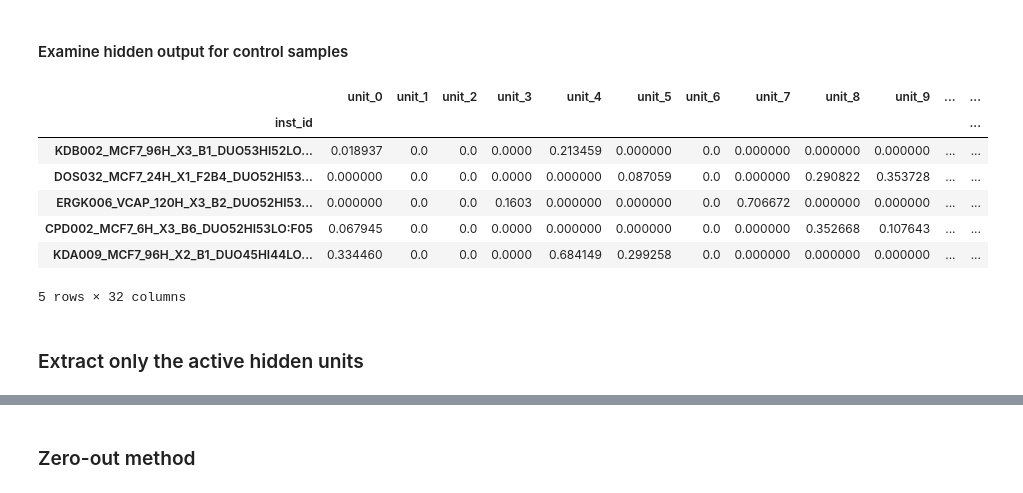
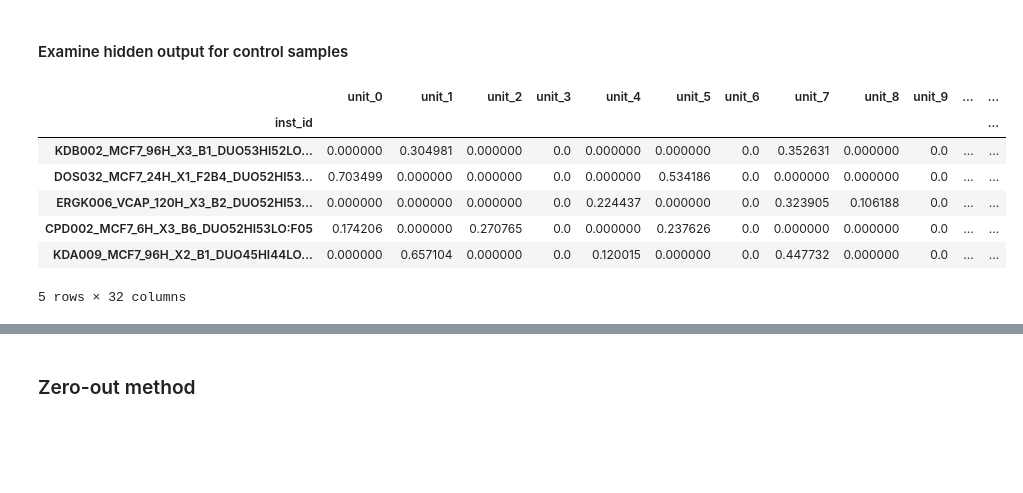
Before and after one commit to manzt/deep_lincs, a Jupyter notebook: lincs-ae.ipynb, the cells around one changed output, grey strips where cells are left out. Drawn from its saved outputs; the diff is of its cells as text; code cells hidden in the pictures; blank space fills up the shorter version.

```diff
--- a/lincs-ae.ipynb
+++ b/lincs-ae.ipynb
@@ -19,7 +19,7 @@ out_dir = "data/output"
 
 fnames = [
     "Level3_INF_mlr12k_n1319138x12328.gctx",
-    "gene_info_delta_landmark.txt",
+    "gene_info.txt",
     "inst_info.txt",
     "pert_info.txt",
     "cell_info.txt",
@@ -77,7 +77,7 @@ validation size: <LINCS Dataset: (samples: 53,364, genes: 978)>
 testing size:    <LINCS Dataset: (samples: 66,705, genes: 978)>
 # %%
 h_size = 32
-model = create_AE([128, h_size, 128], dropout=0.2)
+model = create_AE([128, h_size, 128], dropout=0.15)
 model.summary()
 # %% [output]
 Model: "sequential"
@@ -146,19 +146,17 @@ loss: [0.004971037399524721, 0.99333483, 0.90132356]
 # %%
 from lib.utils import get_hidden_activations
 # Extract control samples from testing data
 test_ctrl_data = dset.test.filter_rows(pert_type=["ctl_vehicle", "ctl_untrt"])
 
-encoder = tf.keras.Model(inputs=model.layers[0].input, outputs=model.layers[2].output)
+encoder = tf.keras.Model(inputs=model.layers[0].input, outputs=model.layers[3].output)
 hidden_output = get_hidden_activations(test_ctrl_data.data, encoder)
 hidden_output.head()
 # %% [output]
 |  | unit_0 | unit_1 | unit_2 | unit_3 | unit_4 | unit_5 | unit_6 | unit_7 | unit_8 | unit_9 | ... | ... |
 | inst_id |  |  |  |  |  |  |  |  |  |  |  | ... |
-| KDB002_MCF7_96H_X3_B1_DUO53HI52LO... | 0.018937 | 0.0 | 0.0 | 0.0000 | 0.213459 | 0.000000 | 0.0 | 0.000000 | 0.000000 | 0.000000 | ... | ... |
-| DOS032_MCF7_24H_X1_F2B4_DUO52HI53... | 0.000000 | 0.0 | 0.0 | 0.0000 | 0.000000 | 0.087059 | 0.0 | 0.000000 | 0.290822 | 0.353728 | ... | ... |
-| ERGK006_VCAP_120H_X3_B2_DUO52HI53... | 0.000000 | 0.0 | 0.0 | 0.1603 | 0.000000 | 0.000000 | 0.0 | 0.706672 | 0.000000 | 0.000000 | ... | ... |
-| CPD002_MCF7_6H_X3_B6_DUO52HI53LO:F05 | 0.067945 | 0.0 | 0.0 | 0.0000 | 0.000000 | 0.000000 | 0.0 | 0.000000 | 0.352668 | 0.107643 | ... | ... |
-| KDA009_MCF7_96H_X2_B1_DUO45HI44LO... | 0.334460 | 0.0 | 0.0 | 0.0000 | 0.684149 | 0.299258 | 0.0 | 0.000000 | 0.000000 | 0.000000 | ... | ... |
+| KDB002_MCF7_96H_X3_B1_DUO53HI52LO... | 0.000000 | 0.304981 | 0.000000 | 0.0 | 0.000000 | 0.000000 | 0.0 | 0.352631 | 0.000000 | 0.0 | ... | ... |
+| DOS032_MCF7_24H_X1_F2B4_DUO52HI53... | 0.703499 | 0.000000 | 0.000000 | 0.0 | 0.000000 | 0.534186 | 0.0 | 0.000000 | 0.000000 | 0.0 | ... | ... |
+| ERGK006_VCAP_120H_X3_B2_DUO52HI53... | 0.000000 | 0.000000 | 0.000000 | 0.0 | 0.224437 | 0.000000 | 0.0 | 0.323905 | 0.106188 | 0.0 | ... | ... |
+| CPD002_MCF7_6H_X3_B6_DUO52HI53LO:F05 | 0.174206 | 0.000000 | 0.270765 | 0.0 | 0.000000 | 0.237626 | 0.0 | 0.000000 | 0.000000 | 0.0 | ... | ... |
+| KDA009_MCF7_96H_X2_B1_DUO45HI44LO... | 0.000000 | 0.657104 | 0.000000 | 0.0 | 0.120015 | 0.000000 | 0.0 | 0.447732 | 0.000000 | 0.0 | ... | ... |
 5 rows × 32 columns
-# %% [markdown]
-### Extract only the active hidden units
```
Also changed, not shown: parts of 24 cells of this notebook.
